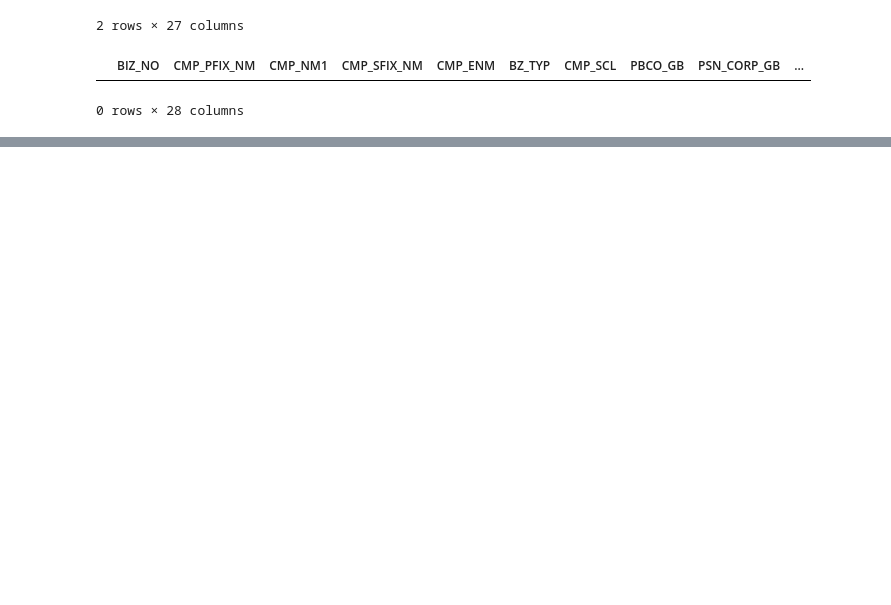
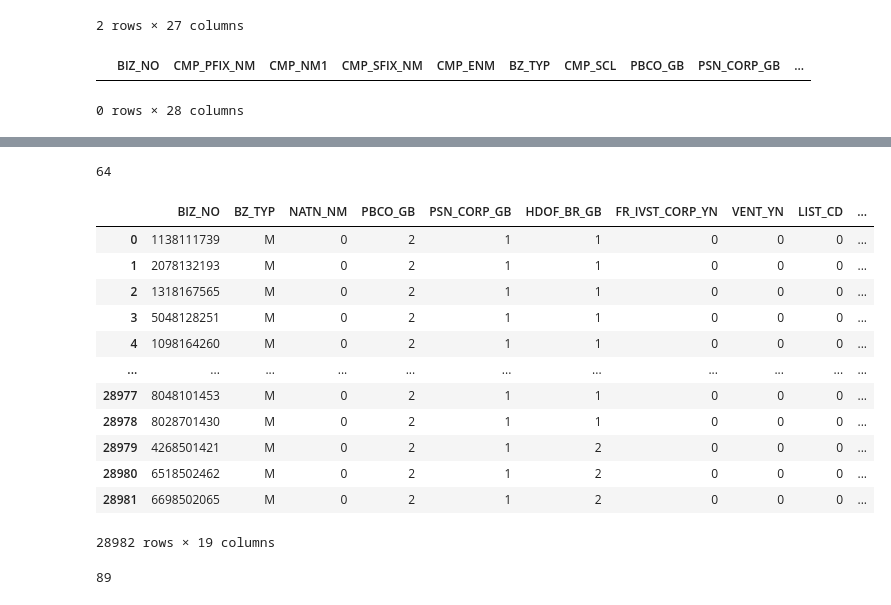
Before and after one commit to kwonwoobin/2022Sesac_1, a Jupyter notebook: numble/numble_data_preprocessing.ipynb, the cells around one changed output, grey strips where cells are left out. Cells and saved outputs as stored; diff of their text form; code cells hidden in the pictures; blank space fills up the shorter version.

```diff
--- a/numble/numble_data_preprocessing.ipynb
+++ b/numble/numble_data_preprocessing.ipynb
@@ -294,0 +235,8 @@ END_DATE=20131027, STRT_DATE=20200731, STAT_OCR_DATE=20020522, CLSBZ_GB=3,
+# %%
+#국가(NATN_NM) 갯수
+countryDF = pd.DataFrame(df_active_select['NATN_NM'].value_counts())
+country_list=countryDF.index.tolist()
+len(country_list)
+#국가를 대륙별로 모을까.?? -> 일단 라벨인코딩 완료
+# %% [output]
+64
@@ -294,0 +251,31 @@ END_DATE=20131027, STRT_DATE=20200731, STAT_OCR_DATE=20020522, CLSBZ_GB=3,
+# %%
+#LIST_CD 상장코드 - 상장유무로 0,1로 바꾸기
+
+df_active_select['LIST_CD'] = df_active_select['LIST_CD'].replace('NaN',0)
+
+# for df in [df_rest_select, df_active_select]:
+#     if df['LIST_CD']=='NaN':
+#         df['LIST_CD']=0
+#     else:
+#         df['LIST_CD']=1
+df_active_select
+# %% [output]
+|  | BIZ_NO | BZ_TYP | NATN_NM | PBCO_GB | PSN_CORP_GB | HDOF_BR_GB | FR_IVST_CORP_YN | VENT_YN | LIST_CD | ... |
+| 0 | 1138111739 | M | 0 | 2 | 1 | 1 | 0 | 0 | 0 | ... |
+| 1 | 2078132193 | M | 0 | 2 | 1 | 1 | 0 | 0 | 0 | ... |
+| 2 | 1318167565 | M | 0 | 2 | 1 | 1 | 0 | 0 | 0 | ... |
+| 3 | 5048128251 | M | 0 | 2 | 1 | 1 | 0 | 0 | 0 | ... |
+| 4 | 1098164260 | M | 0 | 2 | 1 | 1 | 0 | 0 | 0 | ... |
+| ... | ... | ... | ... | ... | ... | ... | ... | ... | ... | ... |
+| 28977 | 8048101453 | M | 0 | 2 | 1 | 1 | 0 | 0 | 0 | ... |
+| 28978 | 8028701430 | M | 0 | 2 | 1 | 1 | 0 | 0 | 0 | ... |
+| 28979 | 4268501421 | M | 0 | 2 | 1 | 2 | 0 | 0 | 0 | ... |
+| 28980 | 6518502462 | M | 0 | 2 | 1 | 2 | 0 | 0 | 0 | ... |
+| 28981 | 6698502065 | M | 0 | 2 | 1 | 2 | 0 | 0 | 0 | ... |
+28982 rows × 19 columns
+# %%
+#상장기업 89개
+LISTCD = df_active_select.loc[df_active_select['LIST_CD']!=0]
+len(LISTCD)
+# %% [output]
+89
```
Also changed, not shown: parts of 42 cells of this notebook.
